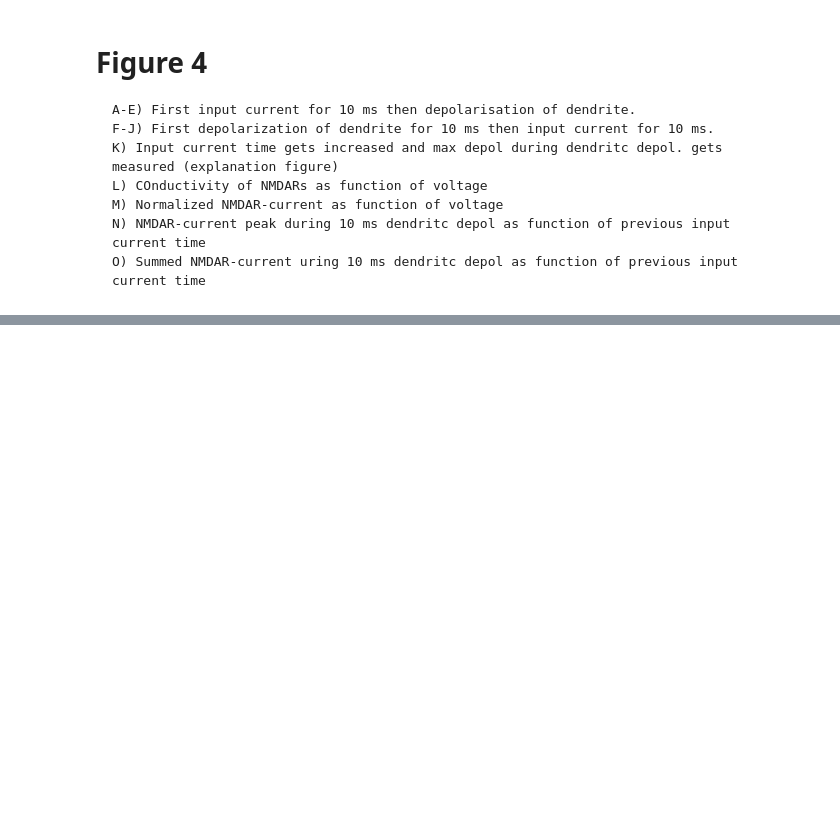
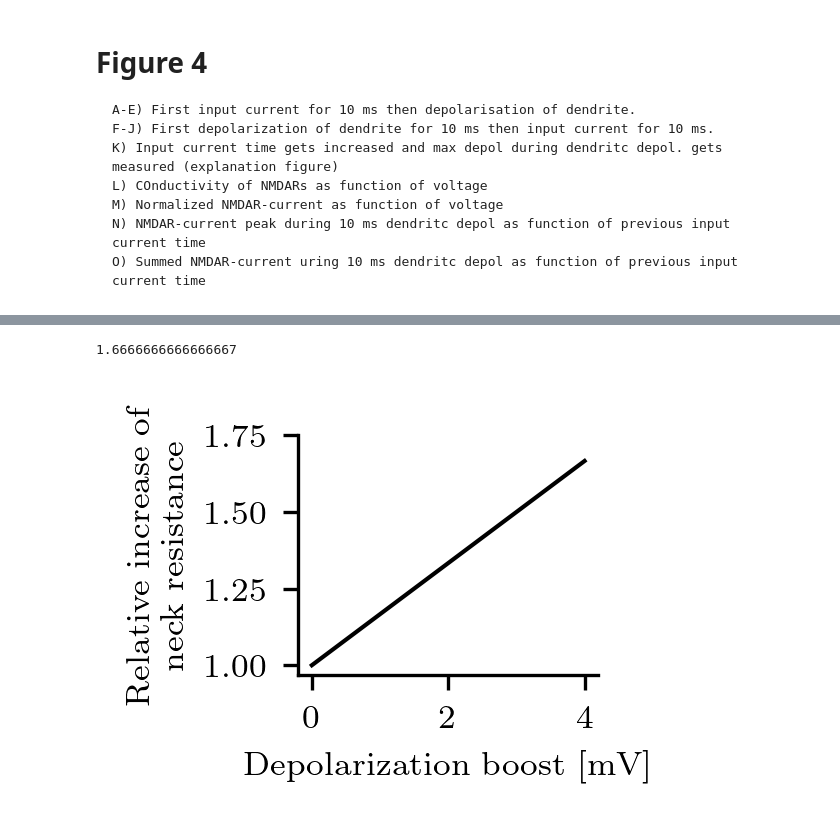
Before and after one commit to feblmu/Eberhardt2024Ion-concentration, a Jupyter notebook: notebooks/Figure04.ipynb, the cells around one changed output, grey strips where cells are left out. Cells and saved outputs as stored; diff of their text form; code cells hidden in the pictures; blank space fills up the shorter version.

```diff
--- a/notebooks/Figure04.ipynb
+++ b/notebooks/Figure04.ipynb
@@ -526,0 +571,33 @@ plt.show()
+# %%
+i_syn = 25*1.e-12 # 23 pA
+delta_v = 6*1.e-3 # 6 mV between head and dendrite
+v_boost = np.linspace(0.,4., 100) * 1.e-3  # boost of v_head through diffusion currents
+r_0 = delta_v / i_syn  #  ohm
+r_boost = (v_boost+ delta_v) / i_syn
+
+
+
+fig = plt.figure(figsize=(1,0.8), dpi=300)
+pos = [0,0,1,1]
+
+ax = fig.add_axes(pos)
+
+x,y = v_boost*1.e3, r_boost / r_0 #* 1.e-6 # mega ohm
+ax.plot(x,y, 'k-', lw=1, markersize=3.)
+#ax.plot(v-resting_potential,i/i[0], 'kx', lw=1)
+#ax.plot([x[0],x[-1]],[y[0],y[-1]], 'k--', lw=1., markersize=1.)
+
+
+ax.spines['top'].set_visible(False)
+ax.spines['right'].set_visible(False)
+
+ax.set_xlabel('Depolarization boost [mV]', fontsize=8)
+ax.set_ylabel('Relative increase of \n neck resistance', fontsize=8)
+ax.set_xticks((0,2,4))
+ax.set_yticks((1,1.25,1.5,1.75))
+
+ax.tick_params(labelsize=8)
+print(np.max(y))
+# %% [output]
+1.6666666666666667
+[figure, added]
```
Also changed, not shown: parts of 7 cells of this notebook, 10 other files.
